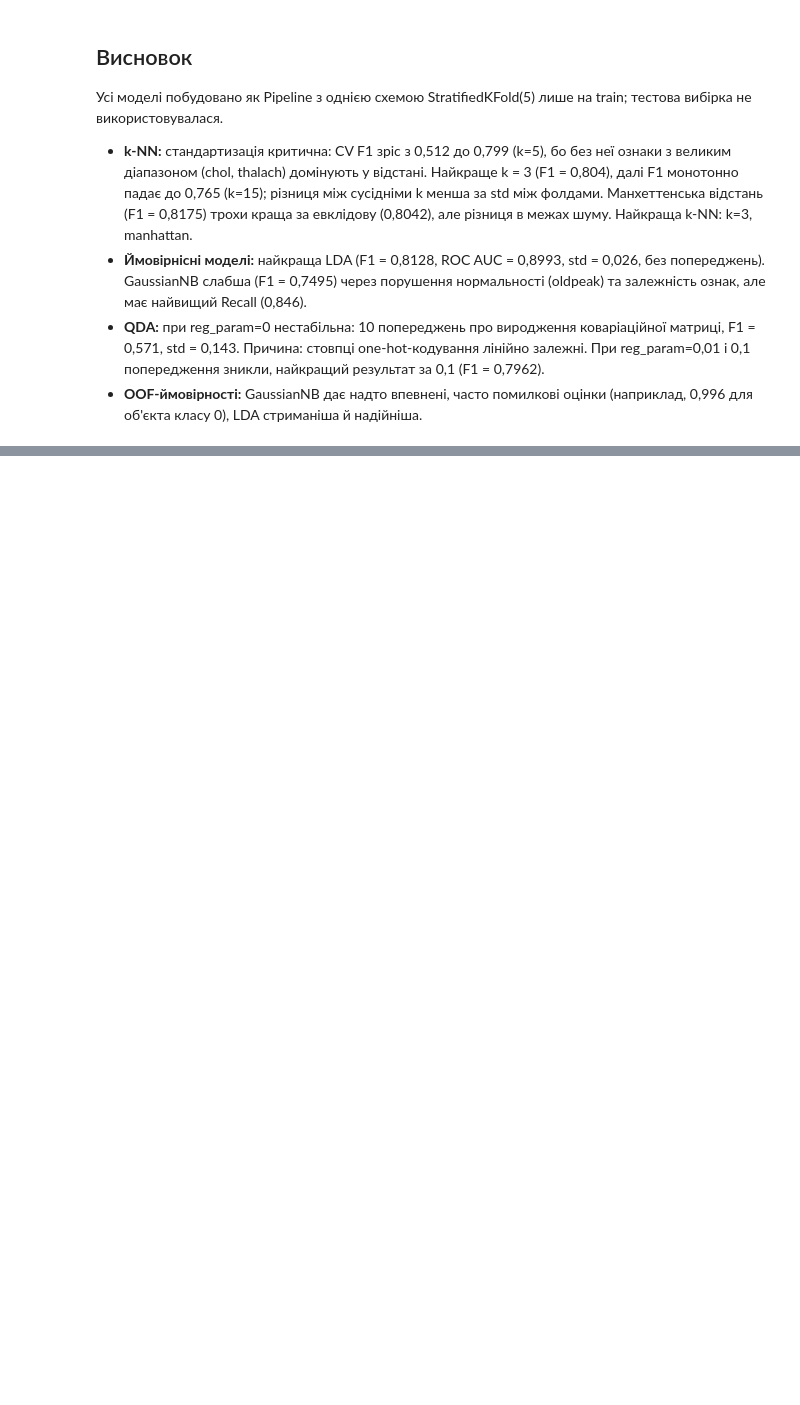
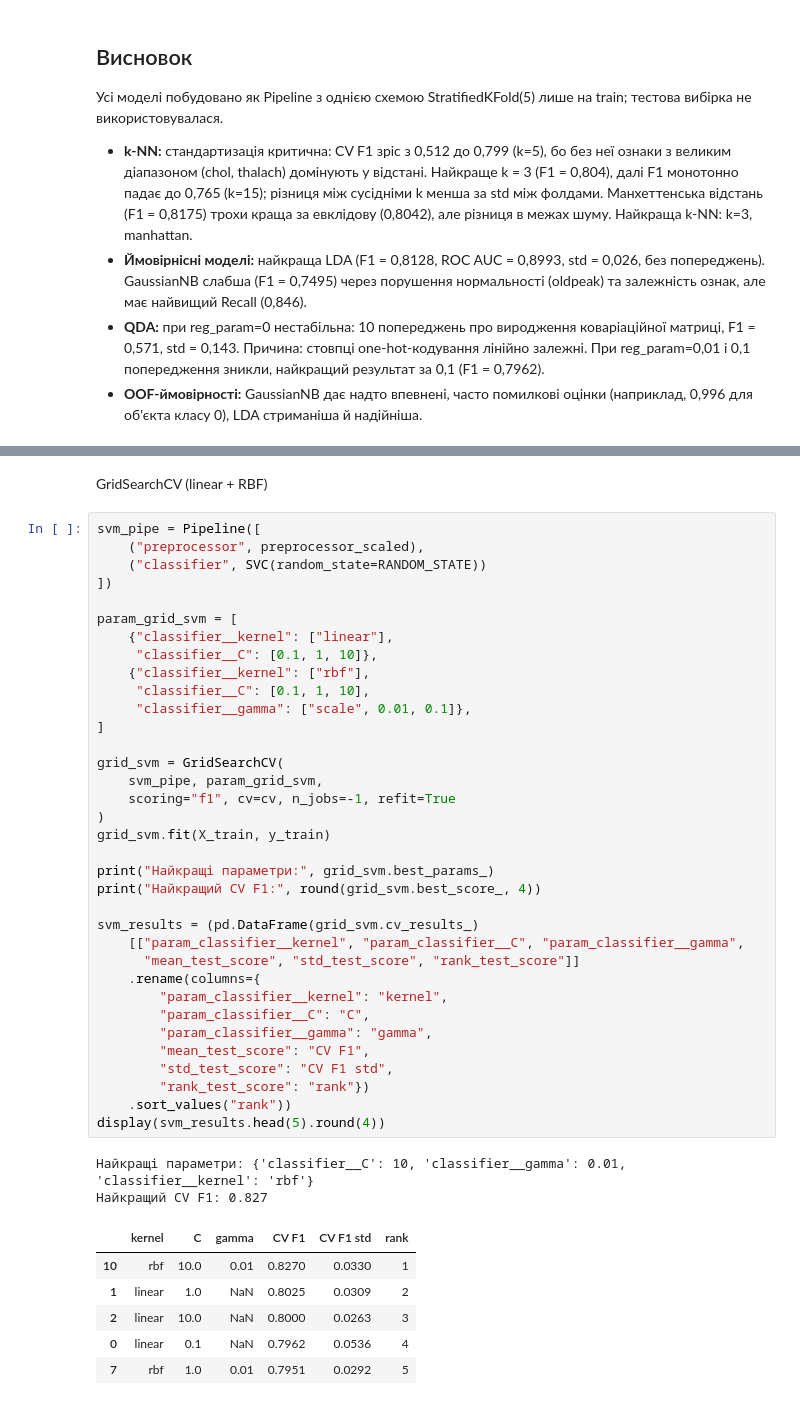
Before and after one commit to Oleh12342/pattern-recognition-practice, a Jupyter notebook: classification-mini-project/notebooks/PR04_Kulesh_O.ipynb, the cells around one changed output, grey strips where cells are left out. Drawn from its saved outputs; the diff is of its cells as text; blank space fills up the shorter version.

```diff
--- a/classification-mini-project/notebooks/PR04_Kulesh_O.ipynb
+++ b/classification-mini-project/notebooks/PR04_Kulesh_O.ipynb
@@ -547,0 +598,46 @@ display(pd.DataFrame(cv_rows).round(4))
+# %% [markdown]
+GridSearchCV (linear + RBF)
+# %%
+svm_pipe = Pipeline([
+    ("preprocessor", preprocessor_scaled),
+    ("classifier", SVC(random_state=RANDOM_STATE))
+])
+
+param_grid_svm = [
+    {"classifier__kernel": ["linear"],
+     "classifier__C": [0.1, 1, 10]},
+    {"classifier__kernel": ["rbf"],
+     "classifier__C": [0.1, 1, 10],
+     "classifier__gamma": ["scale", 0.01, 0.1]},
+]
+
+grid_svm = GridSearchCV(
+    svm_pipe, param_grid_svm,
+    scoring="f1", cv=cv, n_jobs=-1, refit=True
+)
+grid_svm.fit(X_train, y_train)
+
+print("Найкращі параметри:", grid_svm.best_params_)
+print("Найкращий CV F1:", round(grid_svm.best_score_, 4))
+
+svm_results = (pd.DataFrame(grid_svm.cv_results_)
+    [["param_classifier__kernel", "param_classifier__C", "param_classifier__gamma",
+      "mean_test_score", "std_test_score", "rank_test_score"]]
+    .rename(columns={
+        "param_classifier__kernel": "kernel",
+        "param_classifier__C": "C",
+        "param_classifier__gamma": "gamma",
+        "mean_test_score": "CV F1",
+        "std_test_score": "CV F1 std",
+        "rank_test_score": "rank"})
+    .sort_values("rank"))
+display(svm_results.head(5).round(4))
+# %% [output]
+Найкращі параметри: {'classifier__C': 10, 'classifier__gamma': 0.01, 'classifier__kernel': 'rbf'}
+Найкращий CV F1: 0.827
+|  | kernel | C | gamma | CV F1 | CV F1 std | rank |
+| 10 | rbf | 10.0 | 0.01 | 0.8270 | 0.0330 | 1 |
+| 1 | linear | 1.0 | NaN | 0.8025 | 0.0309 | 2 |
+| 2 | linear | 10.0 | NaN | 0.8000 | 0.0263 | 3 |
+| 0 | linear | 0.1 | NaN | 0.7962 | 0.0536 | 4 |
+| 7 | rbf | 1.0 | 0.01 | 0.7951 | 0.0292 | 5 |
```
Also changed, not shown: parts of 15 cells of this notebook.
